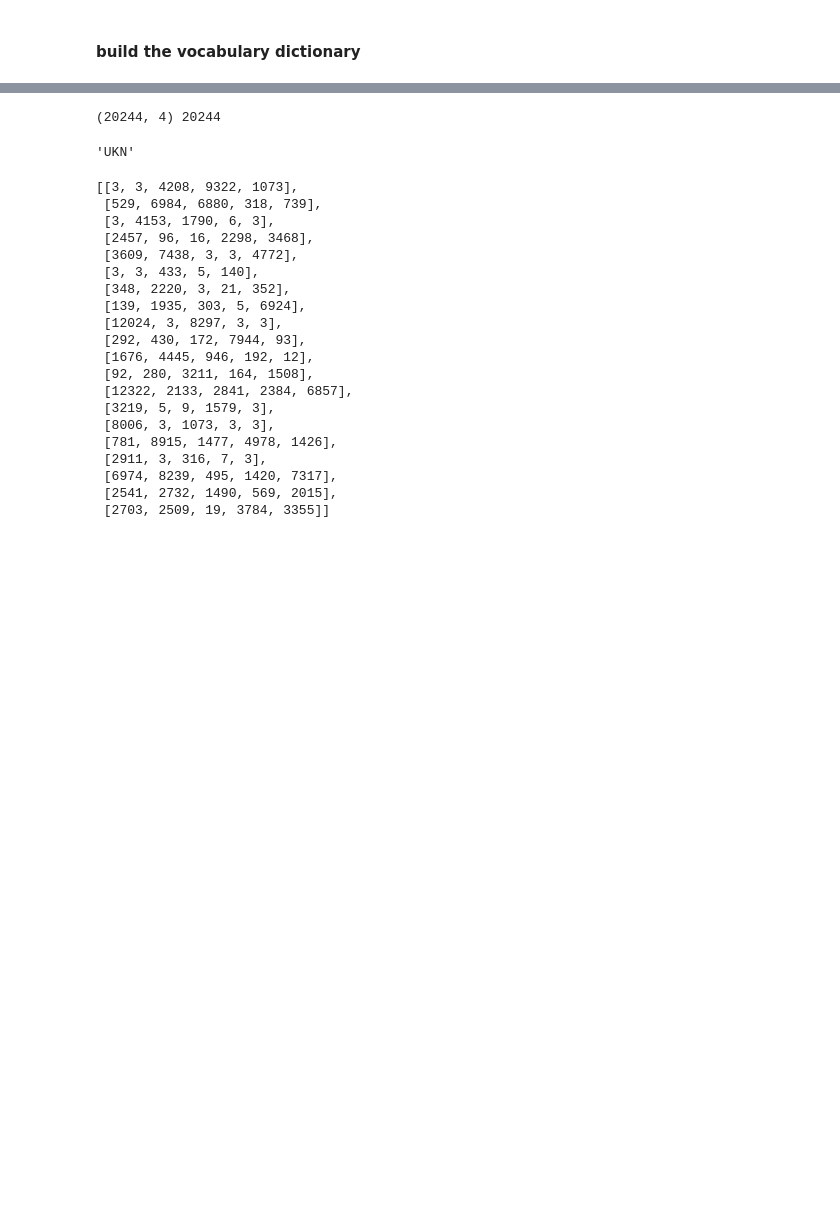
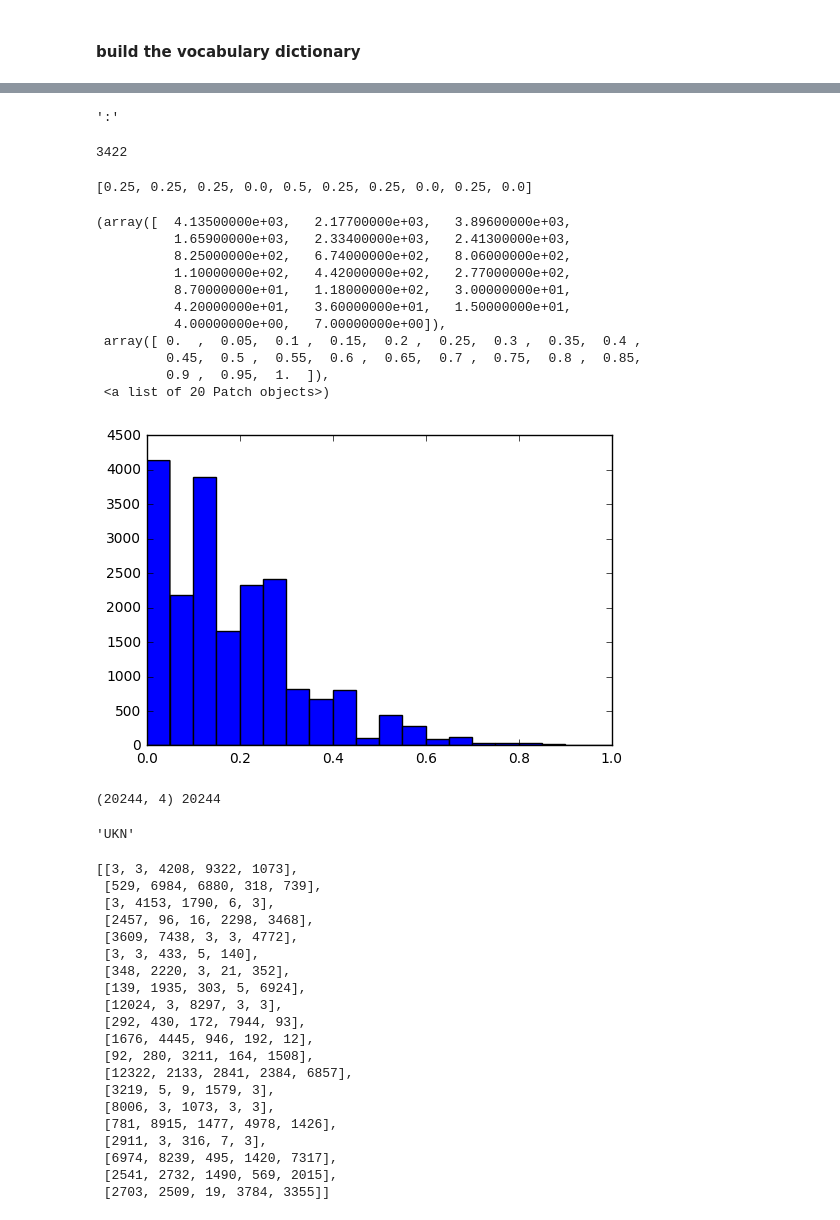
Before and after one commit to mengyx-work/ipyhon_notebooks, a Jupyter notebook: notebooks/seq2seq_data_process.ipynb, the cells around one changed output, grey strips where cells are left out. Saved outputs shown, nothing was run; the diff lists cells and outputs as text; code cells hidden in the pictures; blank space fills up the shorter version.

```diff
--- a/notebooks/seq2seq_data_process.ipynb
+++ b/notebooks/seq2seq_data_process.ipynb
@@ -96,0 +112,3 @@ print basic_tokenizer(data['title'][index])
+# %%
+url = 'http://www.chicagotribune.com/news/local/breaking/ct-pontiac-inmate-death-20170717-story.html'
+basic_tokenizer(data.loc[url, 'title'])
@@ -178,3 +255,3 @@ def create_vocab_dict(data, column_name, freq_threshold=2, start_index=2):
 # %%
-token_dict, reverse_token_dict, titles = create_vocab_dict(filtered_data, 'processed_title')
+token_dict, reverse_token_dict, titles, bad_titles = create_vocab_dict(filtered_data, 'processed_title')
 # %% [output]
@@ -183,3 +273,37 @@ total 12575 unique tokens are included in the token dictionary...
+# %%
+reverse_token_dict[3]
+# %% [output]
+':'
+# %%
+token_dict['behavior']
+# %% [output]
+3422
+# %%
+UKN_index = 3
+frac = []
+# %%
+for title in titles:
+    UKN_count = sum([elem == UKN_index for elem in title])
+    frac.append(1.*UKN_count/len(title))
+# %%
+frac[:10]
+# %% [output]
+[0.25, 0.25, 0.25, 0.0, 0.5, 0.25, 0.25, 0.0, 0.25, 0.0]
+# %%
+plt.hist(frac, bins=20)
+# %% [output]
+(array([  4.13500000e+03,   2.17700000e+03,   3.89600000e+03,
+          1.65900000e+03,   2.33400000e+03,   2.41300000e+03,
+          8.25000000e+02,   6.74000000e+02,   8.06000000e+02,
+          1.10000000e+02,   4.42000000e+02,   2.77000000e+02,
+          8.70000000e+01,   1.18000000e+02,   3.00000000e+01,
+          4.20000000e+01,   3.60000000e+01,   1.50000000e+01,
+          4.00000000e+00,   7.00000000e+00]),
+ array([ 0.  ,  0.05,  0.1 ,  0.15,  0.2 ,  0.25,  0.3 ,  0.35,  0.4 ,
+         0.45,  0.5 ,  0.55,  0.6 ,  0.65,  0.7 ,  0.75,  0.8 ,  0.85,
+         0.9 ,  0.95,  1.  ]),
+ <a list of 20 Patch objects>)
+[figure, added]
 # %%
 print filtered_data.shape, len(titles)
 pickle_file = 'content.pkl'
```
Also changed, not shown: parts of 17 cells of this notebook, 4 other files.
